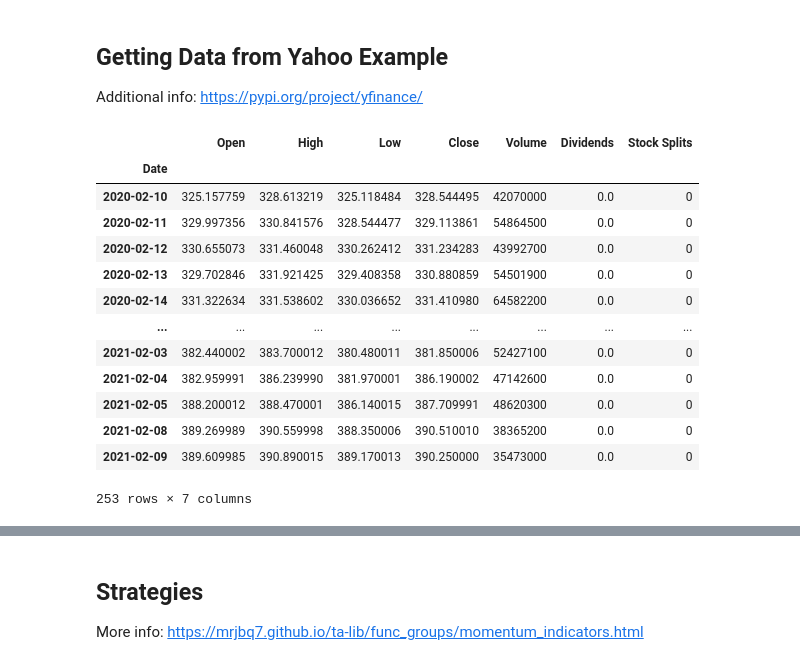
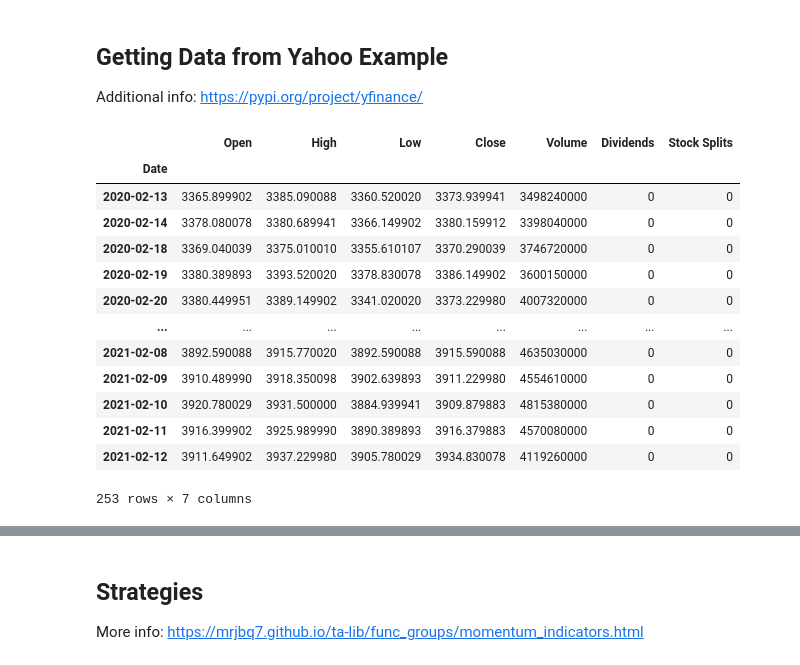
Before and after one commit to evelynyou/capstone_indicators, a Jupyter notebook: playground_EY.ipynb, the cells around one changed output, grey strips where cells are left out. Saved outputs shown, nothing was run; the diff lists cells and outputs as text; code cells hidden in the pictures.

```diff
--- a/playground_EY.ipynb
+++ b/playground_EY.ipynb
@@ -16,29 +21,29 @@ Additional info: https://pypi.org/project/yfinance/
 # %%
 # valid periods: 1d,5d,1mo,3mo,6mo,1y,2y,3y,5y,10y,ytd,max
 # S&P500 index: ^GSPC
-stock = yf.Ticker("SPY")
+stock = yf.Ticker("^GSPC")
 
 # one way to get data for period of interest
-t1y = stock.history(period="1y")
-t1y
+df = stock.history(period="1y")
+df
 
 # Other potential fields of interest
 # stock.info
 # stock.major_holders
 # stock.recommendations
 # stock.options
 # %% [output]
 |  | Open | High | Low | Close | Volume | Dividends | Stock Splits |
 | Date |  |  |  |  |  |  |  |
-| 2020-02-10 | 325.157759 | 328.613219 | 325.118484 | 328.544495 | 42070000 | 0.0 | 0 |
-| 2020-02-11 | 329.997356 | 330.841576 | 328.544477 | 329.113861 | 54864500 | 0.0 | 0 |
-| 2020-02-12 | 330.655073 | 331.460048 | 330.262412 | 331.234283 | 43992700 | 0.0 | 0 |
-| 2020-02-13 | 329.702846 | 331.921425 | 329.408358 | 330.880859 | 54501900 | 0.0 | 0 |
-| 2020-02-14 | 331.322634 | 331.538602 | 330.036652 | 331.410980 | 64582200 | 0.0 | 0 |
+| 2020-02-13 | 3365.899902 | 3385.090088 | 3360.520020 | 3373.939941 | 3498240000 | 0 | 0 |
+| 2020-02-14 | 3378.080078 | 3380.689941 | 3366.149902 | 3380.159912 | 3398040000 | 0 | 0 |
+| 2020-02-18 | 3369.040039 | 3375.010010 | 3355.610107 | 3370.290039 | 3746720000 | 0 | 0 |
+| 2020-02-19 | 3380.389893 | 3393.520020 | 3378.830078 | 3386.149902 | 3600150000 | 0 | 0 |
+| 2020-02-20 | 3380.449951 | 3389.149902 | 3341.020020 | 3373.229980 | 4007320000 | 0 | 0 |
 | ... | ... | ... | ... | ... | ... | ... | ... |
-| 2021-02-03 | 382.440002 | 383.700012 | 380.480011 | 381.850006 | 52427100 | 0.0 | 0 |
-| 2021-02-04 | 382.959991 | 386.239990 | 381.970001 | 386.190002 | 47142600 | 0.0 | 0 |
-| 2021-02-05 | 388.200012 | 388.470001 | 386.140015 | 387.709991 | 48620300 | 0.0 | 0 |
-| 2021-02-08 | 389.269989 | 390.559998 | 388.350006 | 390.510010 | 38365200 | 0.0 | 0 |
-| 2021-02-09 | 389.609985 | 390.890015 | 389.170013 | 390.250000 | 35473000 | 0.0 | 0 |
+| 2021-02-08 | 3892.590088 | 3915.770020 | 3892.590088 | 3915.590088 | 4635030000 | 0 | 0 |
+| 2021-02-09 | 3910.489990 | 3918.350098 | 3902.639893 | 3911.229980 | 4554610000 | 0 | 0 |
+| 2021-02-10 | 3920.780029 | 3931.500000 | 3884.939941 | 3909.879883 | 4815380000 | 0 | 0 |
+| 2021-02-11 | 3916.399902 | 3925.989990 | 3890.389893 | 3916.379883 | 4570080000 | 0 | 0 |
+| 2021-02-12 | 3911.649902 | 3937.229980 | 3905.780029 | 3934.830078 | 4119260000 | 0 | 0 |
 253 rows × 7 columns
```
Also changed, not shown: parts of 16 cells of this notebook.
